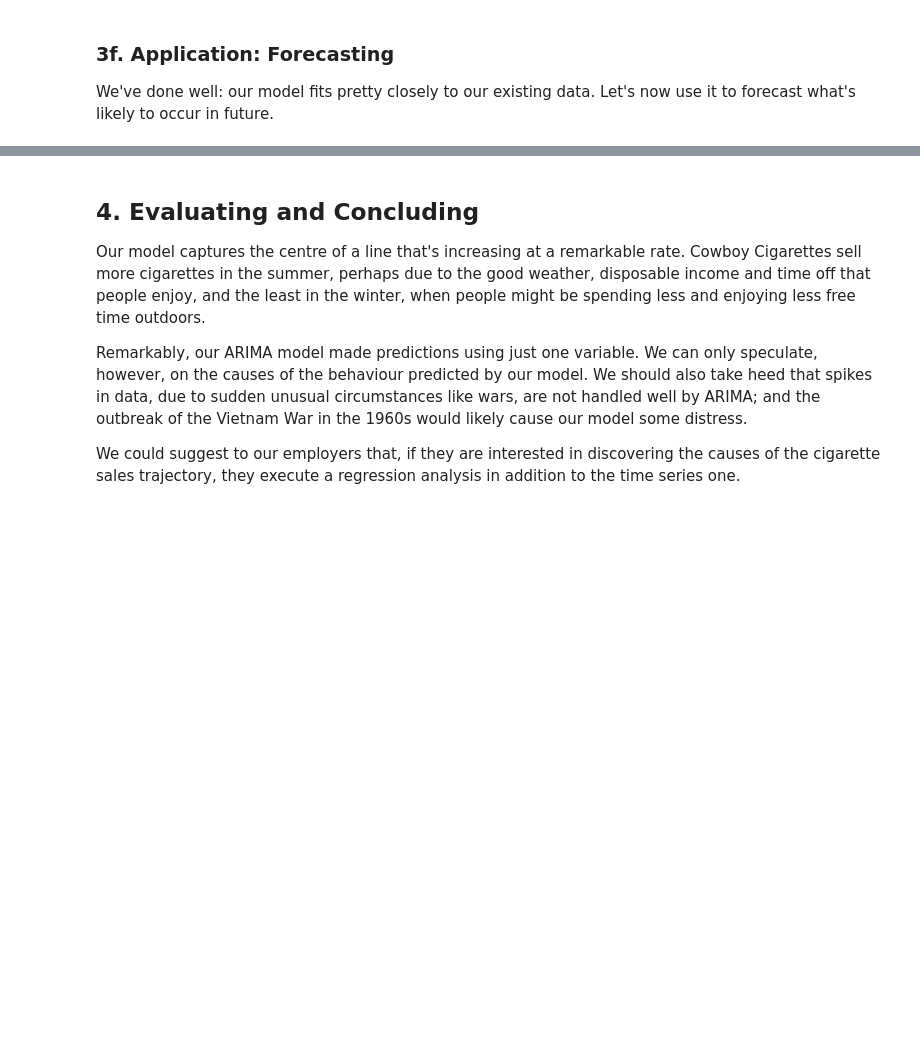
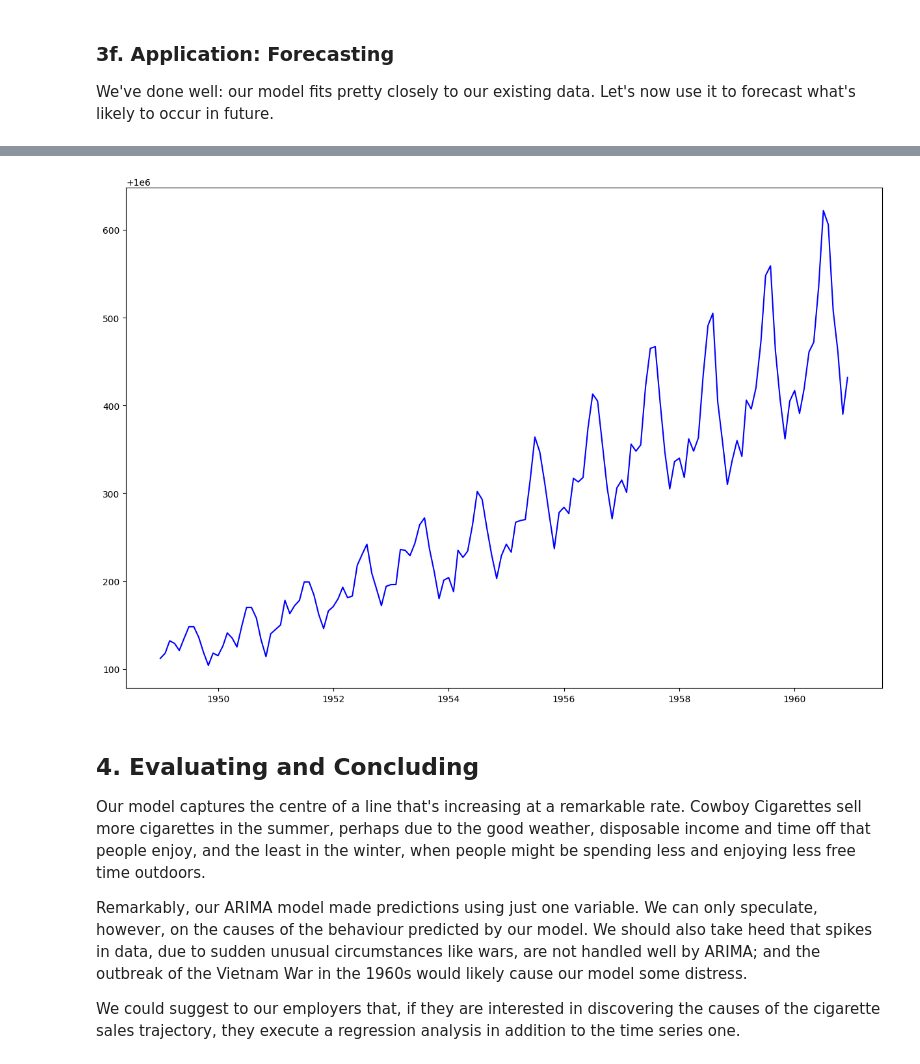
Before and after one commit to Gardenialover/dsc, a Jupyter notebook: unit 32.1 cowboy/Cowboys&CigrettesCaseStudy/Cowboy Cigarettes Case Study - Tier 3.ipynb, the cells around one changed output, grey strips where cells are left out. Saved outputs shown, nothing was run; the diff lists cells and outputs as text; code cells hidden in the pictures; blank space fills up the shorter version.

```diff
--- a/unit 32.1 cowboy/Cowboys&CigrettesCaseStudy/Cowboy Cigarettes Case Study - Tier 3.ipynb
+++ b/unit 32.1 cowboy/Cowboys&CigrettesCaseStudy/Cowboy Cigarettes Case Study - Tier 3.ipynb
@@ -442,3 +446,12 @@ _ _ _
+# %%
+# Plot your future predictions
+plt.figure(figsize=(15,10))
+plt.plot(y,color = "blue")
+#plt.plot(np.exp(future_months['Prediction']), color = "red")
+plt.plot(np.exp(y_log['Nov 1960']._append(future_months['Prediction'])), color = "red")
+plt.show()
+# %% [output]
+[figure, added]
 # %% [markdown]
 ## 4. Evaluating and Concluding
 
```
Also changed, not shown: parts of 4 cells of this notebook.
